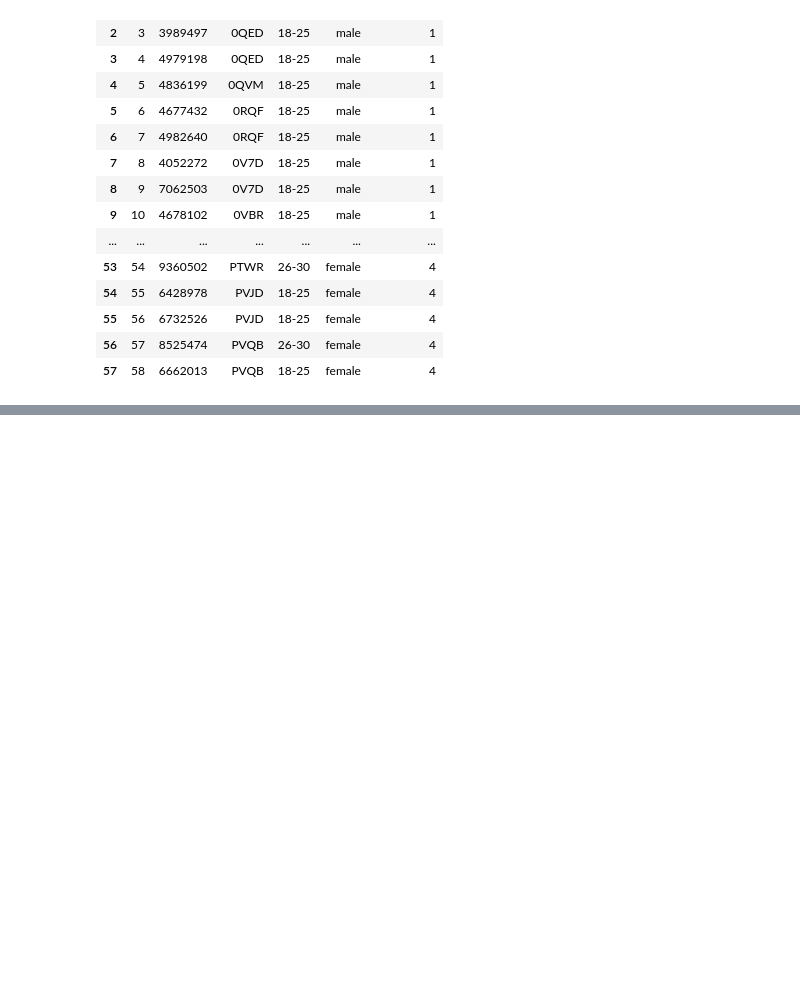
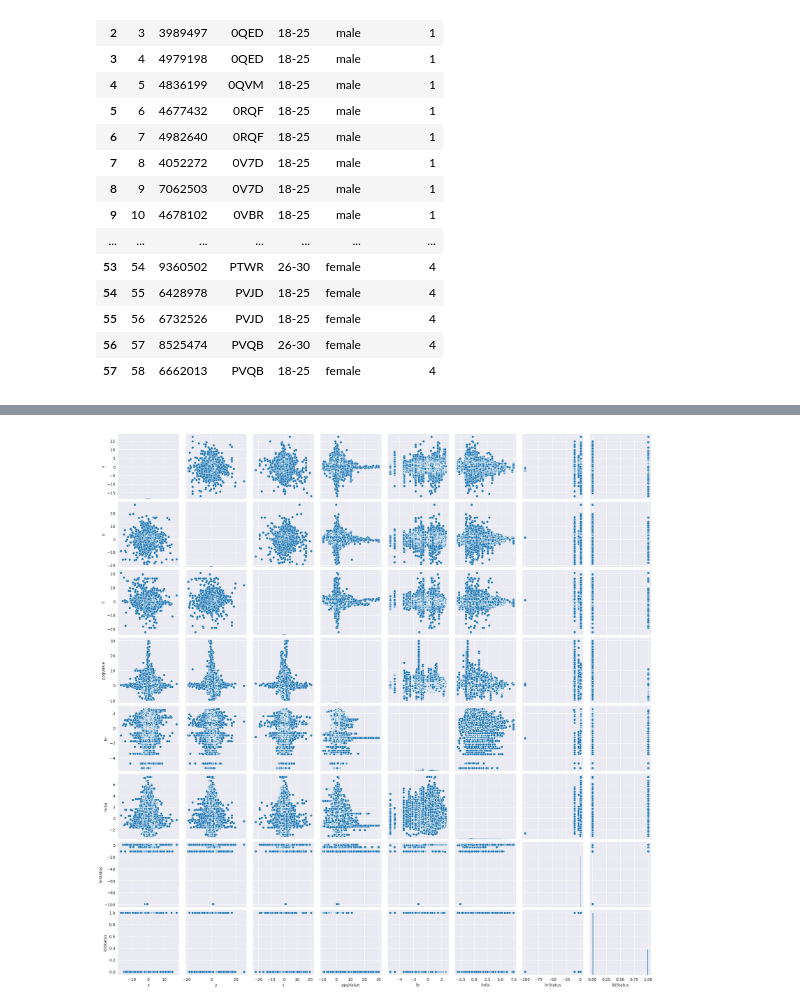
Before and after one commit to Wespe95/BBDC_2024, a Jupyter notebook: BBDC/BBDC_datenanalyse.ipynb, the cells around one changed output, grey strips where cells are left out. Drawn from its saved outputs; the diff is of its cells as text; code cells hidden in the pictures; blank space fills up the shorter version.

```diff
--- a/BBDC/BBDC_datenanalyse.ipynb
+++ b/BBDC/BBDC_datenanalyse.ipynb
@@ -159,0 +219,7 @@ info
+# %%
+data_encoded = pd.get_dummies(data_cleaned)
+columns = ['x', 'y', 'z', 'ppgValue', 'hr', 'hrIbi', 'hrStatus', 'ibiStatus']
+sns.pairplot(data_encoded[columns])
+plt.show();
+# %% [output]
+[figure, added]
```
Also changed, not shown: parts of 7 cells of this notebook.
